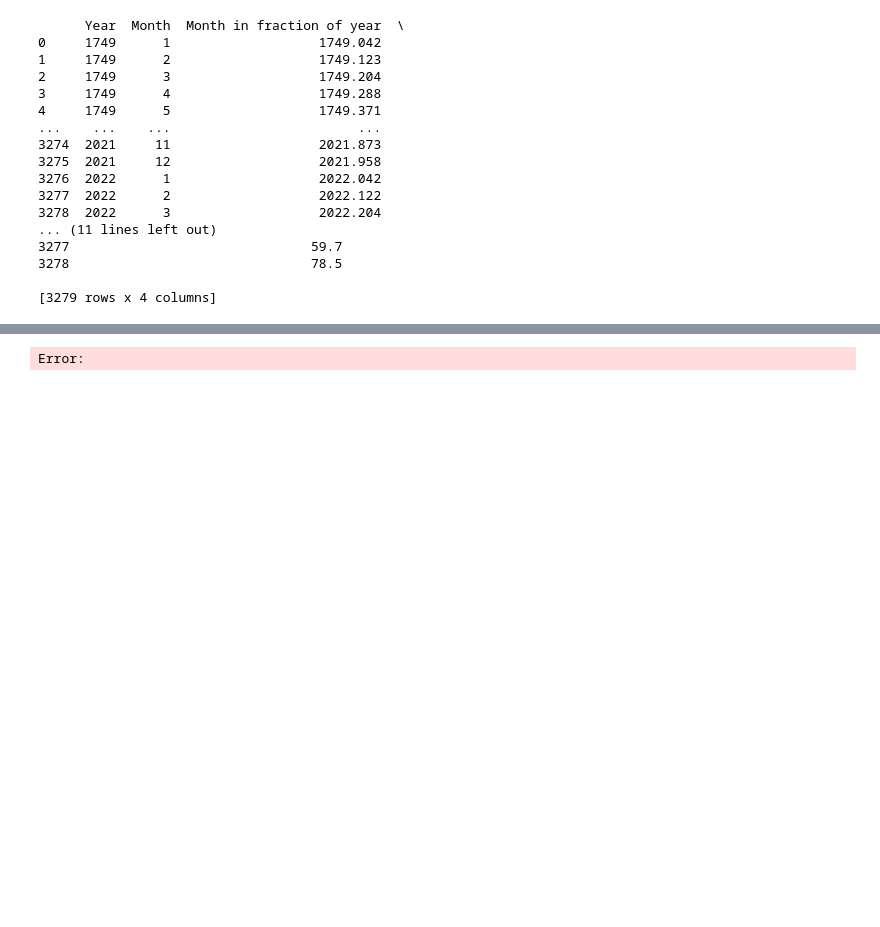
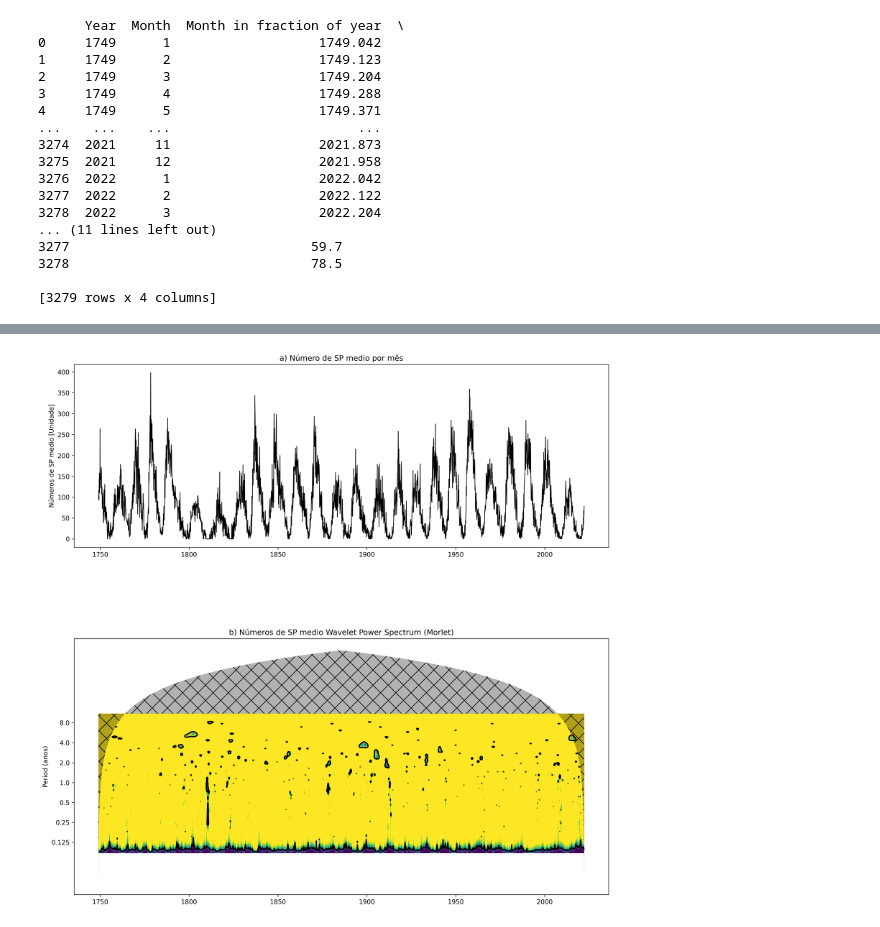
Before and after one commit to morganzera/TGF, a Jupyter notebook: Pibic_pt2/Contagem_Sunspot.ipynb, the cells around one changed output, grey strips where cells are left out. Drawn from its saved outputs; the diff is of its cells as text; code cells hidden in the pictures; blank space fills up the shorter version.

```diff
--- a/Pibic_pt2/Contagem_Sunspot.ipynb
+++ b/Pibic_pt2/Contagem_Sunspot.ipynb
@@ -180,25 +93,14 @@ Error:
 # %%
-# Arrumando tabela de valores
-dados = []
-b = list(dadosNormalizados.values)
-# b = list(anomalia.values)
-for x in b:
-    dados.append(x)
+dat = tabelinha['Monthly mean total sunspot number']
 
-dados = pd.DataFrame(dados, columns=['dados normalizados'])
-dat = dados['dados normalizados']
-
-title = 'Número de TGF por mês'
-label = 'Números de TGFs'
+title = 'Número de SP medio por mês'
+label = 'Números de SP medio'
 units = 'Unidade'
 
-t0 = 2012.0 # Ano-Mês inicial
+t0 = 1749.083333 # Ano-Mês inicial
 dt = (1)/(12) # Intervalos de 1 mês
 N = dat.size
 t = np.arange(0,N) * dt + t0
 
 print(dat)
-
-# dat -> dados normalizados
-# anomalia -> dados dessazonalizados
 # %% [output]
@@ -208,6 +122,6 @@ mother = wavelet.Morlet(6)
 s0 = 1 * dt # Escala inicial
 dj = 1 / 12
 J = 7 / dj
-anomalia = np.array(anomalia)
+valores = np.array(valores)
 dat = np.array(dat)
-alpha, _, _ = wavelet.ar1(anomalia)
+alpha, _, _ = wavelet.ar1(valores)
@@ -244,32 +150,32 @@ figprops = dict(figsize=(18, 20), dpi=300)
 fig = pyplot.figure(**figprops)
 
 #original timeseries
 ax = pyplot.axes([0.1, 0.75, 0.65, 0.2])
-ax.plot(t, anomalia, 'k', linewidth=1.)
+ax.plot(t, valores, 'k', linewidth=1.)
 ax.set_title('a) {}'.format(title))
 ax.set_ylabel(r'{} [{}]'.format(label, units))
 
 #normalized wavelet power spectrum
 bx = pyplot.axes([0.1, 0.37, 0.65, 0.28], sharex=ax)
 levels = [0.0625, 0.125, 0.25, 0.5, 1, 2, 4, 8, 16]
 bx.contourf(t, np.log2(period), np.log2(power), np.log2(levels),
             extend='both', cmap=pyplot.cm.viridis)
 extent = [t.min(), t.max(), 0, max(period)]
 bx.contour(t, np.log2(period), sig95, [-99, 1], colors='k', linewidths=2,
            extent=extent)
 bx.fill(np.concatenate([t, t[-1:] + dt, t[-1:] + dt,
                            t[:1] - dt, t[:1] - dt]),
         np.concatenate([np.log2(coi), [1e-9], np.log2(period[-1:]),
                            np.log2(period[-1:]), [1e-9]]),
         'k', alpha=0.3, hatch='x')
 bx.set_title('b) {} Wavelet Power Spectrum ({})'.format(label, mother.name))
 bx.set_ylabel('Period (anos)')
 Yticks = 2 ** np.arange(np.ceil(np.log2(period.min())),
                            np.ceil(np.log2(period.max())))
 bx.set_yticks(np.log2(Yticks))
 bx.set_yticklabels(Yticks)
 
 
 pyplot.show()
 # %% [output]
-Error:
+[figure, added]
```
Also changed, not shown: parts of 13 cells of this notebook, 1 other file.
